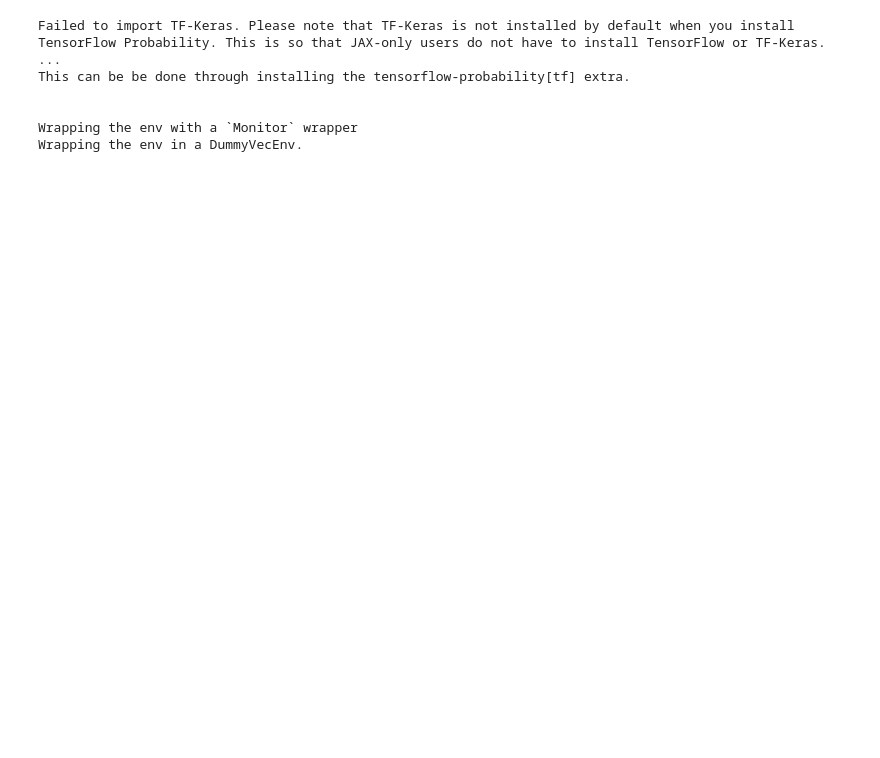
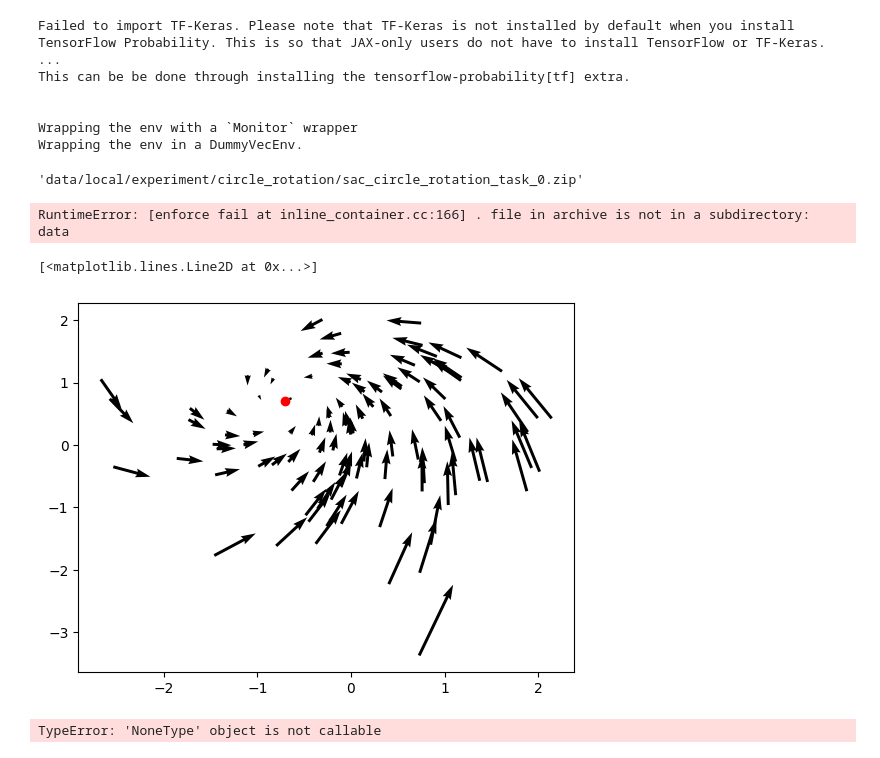
Before and after one commit to PaulNitschke/geo_meta_rl, a Jupyter notebook: step_5_equivariant_geometry.ipynb, the cells around one changed output. Cells and saved outputs as stored; diff of their text form; code cells hidden in the pictures; blank space fills up the shorter version.

```diff
--- a/step_5_equivariant_geometry.ipynb
+++ b/step_5_equivariant_geometry.ipynb
@@ -1,5 +1,6 @@
 # %%
 import pickle
+import torch
 
 from garage.experiment.deterministic import set_seed
 from garage.envs.point_env import PointEnv
@@ -13,8 +14,9 @@ set_seed(SEED)
 CircleRotation=PointEnv()
 train_goal_locations=CircleRotation.sample_tasks(N_TASKS)
 
+task_idx=0
 task_0=PointEnv()
-task_0.set_task(train_goal_locations[0])
+task_0.set_task(train_goal_locations[task_idx])
 task_0_gym=GarageToGymWrapper(task_0)
 
 data_dir:str="data/local/experiment/circle_rotation"
@@ -22,6 +24,12 @@ policy_dir:str=data_dir+"/sac_circle_rotation_task_0.zip"
 replay_buffer_dir:str=data_dir+"/sac_circle_rotation_task_0_replay_buffer.pkl"
 policy_base = SAC.load(policy_dir,env=task_0_gym)
 buffer=pickle.load(open(replay_buffer_dir, "rb"))
+
+train_goal_locations=[
+    {'goal': torch.tensor([-0.70506063,  0.70914702])},
+ {'goal': torch.tensor([ 0.95243384, -0.30474544])},
+ {'goal': torch.tensor([-0.11289421, -0.99360701])},
+ {'goal': torch.tensor([-0.81394263, -0.58094525])}]
 # %% [output]
 Failed to import TF-Keras. Please note that TF-Keras is not installed by default when you install TensorFlow Probability. This is so that JAX-only users do not have to install TensorFlow or TF-Keras.  ...
 This can be be done through installing the tensorflow-probability[tf] extra.
@@ -35,0 +40,8 @@ a_star, _ = policy_base.predict(obs)
+# %%
+policy_dir
+# %% [output]
+'data/local/experiment/circle_rotation/sac_circle_rotation_task_0.zip'
+# %%
+torch.load(policy_dir)
+# %% [output]
+RuntimeError: [enforce fail at inline_container.cc:166] . file in archive is not in a subdirectory: data
@@ -35,0 +58,21 @@ a_star, _ = policy_base.predict(obs)
+# %%
+points=torch.randn(100, 2, requires_grad=False, dtype=torch.float32)
+
+W_star = torch.tensor([[0.0, -1.0], [1.0,0.0]])
+encoder = lambda p: p - train_goal_locations[task_idx]["goal"]
+decoder = lambda p: p + train_goal_locations[task_idx]["goal"]
+
+rotated_points = decoder((W_star @ encoder(points).T).T)
+# %%
+import matplotlib.pyplot as plt
+
+U = rotated_points[:,0] - points[:,0]
+V = rotated_points[:,1] - points[:,1]
+
+plt.quiver(points[:,0].numpy(),
+           points[:,1].numpy(),
+           U.numpy(), V.numpy())
+plt.plot(train_goal_locations[task_idx]["goal"][0].item(), train_goal_locations[task_idx]["goal"][1].item(), 'ro')
+# %% [output]
+[<matplotlib.lines.Line2D at 0x...>]
+[figure, added]
@@ -35,0 +95,4 @@ a_star, _ = policy_base.predict(obs)
+# %%
+diff_predict(policy_base, torch.randn(1, 2, requires_grad=False, dtype=torch.float32))
+# %% [output]
+TypeError: 'NoneType' object is not callable
```
Also changed, not shown: parts of 6 cells of this notebook, 3 other files.
